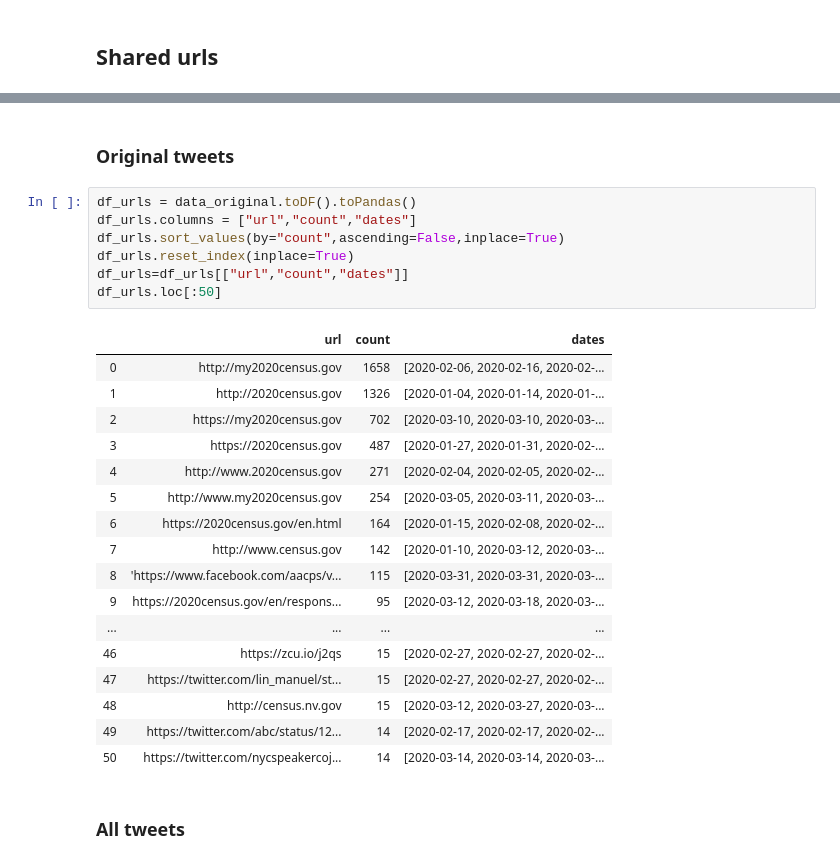
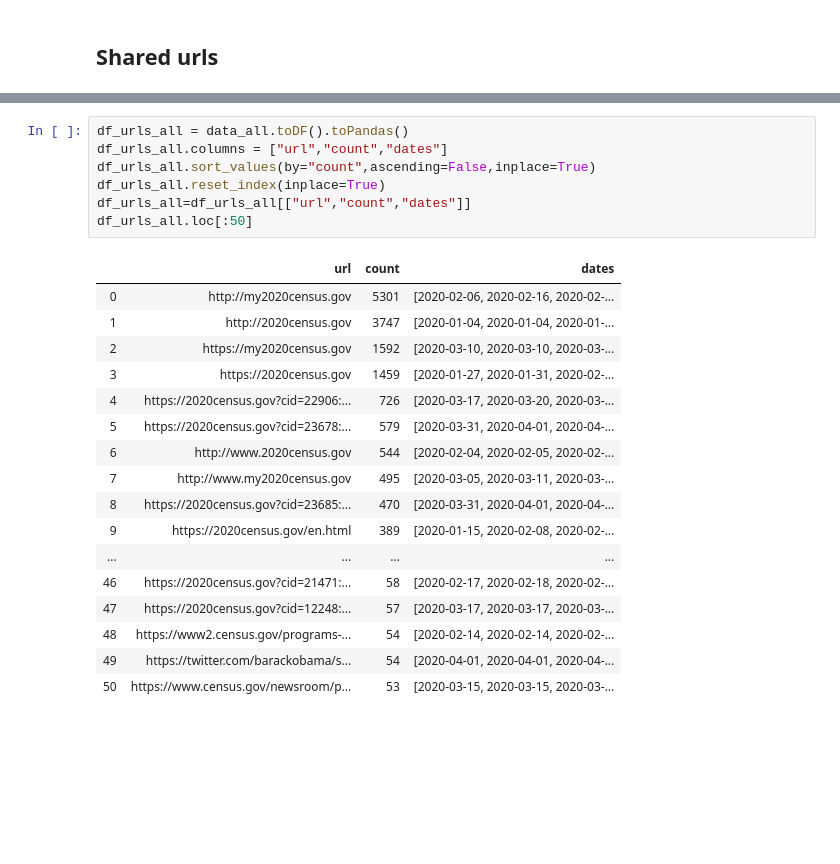
Before and after one commit to Bernacho/NewsCounts-2020Census_tweets, a Jupyter notebook: 2020Census_tweets_analysis.ipynb, the cells around one changed output, grey strips where cells are left out. Drawn from its saved outputs; the diff is of its cells as text; blank space fills up the shorter version.

```diff
--- a/2020Census_tweets_analysis.ipynb
+++ b/2020Census_tweets_analysis.ipynb
@@ -282,29 +372,25 @@ data_original.take(2)
-# %% [markdown]
-### Original tweets
 # %%
-df_urls = data_original.toDF().toPandas()
-df_urls.columns = ["url","count","dates"]
-df_urls.sort_values(by="count",ascending=False,inplace=True)
-df_urls.reset_index(inplace=True)
-df_urls=df_urls[["url","count","dates"]]
-df_urls.loc[:50]
+df_urls_all = data_all.toDF().toPandas()
+df_urls_all.columns = ["url","count","dates"]
+df_urls_all.sort_values(by="count",ascending=False,inplace=True)
+df_urls_all.reset_index(inplace=True)
+df_urls_all=df_urls_all[["url","count","dates"]]
+df_urls_all.loc[:50]
 # %% [output]
 |  | url | count | dates |
-| 0 | http://my2020census.gov | 1658 | [2020-02-06, 2020-02-16, 2020-02-... |
-| 1 | http://2020census.gov | 1326 | [2020-01-04, 2020-01-14, 2020-01-... |
-| 2 | https://my2020census.gov | 702 | [2020-03-10, 2020-03-10, 2020-03-... |
-| 3 | https://2020census.gov | 487 | [2020-01-27, 2020-01-31, 2020-02-... |
-| 4 | http://www.2020census.gov | 271 | [2020-02-04, 2020-02-05, 2020-02-... |
-| 5 | http://www.my2020census.gov | 254 | [2020-03-05, 2020-03-11, 2020-03-... |
-| 6 | https://2020census.gov/en.html | 164 | [2020-01-15, 2020-02-08, 2020-02-... |
-| 7 | http://www.census.gov | 142 | [2020-01-10, 2020-03-12, 2020-03-... |
-| 8 | 'https://www.facebook.com/aacps/v... | 115 | [2020-03-31, 2020-03-31, 2020-03-... |
-| 9 | https://2020census.gov/en/respons... | 95 | [2020-03-12, 2020-03-18, 2020-03-... |
+| 0 | http://my2020census.gov | 5301 | [2020-02-06, 2020-02-16, 2020-02-... |
+| 1 | http://2020census.gov | 3747 | [2020-01-04, 2020-01-04, 2020-01-... |
+| 2 | https://my2020census.gov | 1592 | [2020-03-10, 2020-03-10, 2020-03-... |
+| 3 | https://2020census.gov | 1459 | [2020-01-27, 2020-01-31, 2020-02-... |
+| 4 | https://2020census.gov?cid=22906:... | 726 | [2020-03-17, 2020-03-20, 2020-03-... |
+| 5 | https://2020census.gov?cid=23678:... | 579 | [2020-03-31, 2020-04-01, 2020-04-... |
+| 6 | http://www.2020census.gov | 544 | [2020-02-04, 2020-02-05, 2020-02-... |
+| 7 | http://www.my2020census.gov | 495 | [2020-03-05, 2020-03-11, 2020-03-... |
+| 8 | https://2020census.gov?cid=23685:... | 470 | [2020-03-31, 2020-04-01, 2020-04-... |
+| 9 | https://2020census.gov/en.html | 389 | [2020-01-15, 2020-02-08, 2020-02-... |
 | ... | ... | ... | ... |
-| 46 | https://zcu.io/j2qs | 15 | [2020-02-27, 2020-02-27, 2020-02-... |
-| 47 | https://twitter.com/lin_manuel/st... | 15 | [2020-02-27, 2020-02-27, 2020-02-... |
-| 48 | http://census.nv.gov | 15 | [2020-03-12, 2020-03-27, 2020-03-... |
-| 49 | https://twitter.com/abc/status/12... | 14 | [2020-02-17, 2020-02-17, 2020-02-... |
-| 50 | https://twitter.com/nycspeakercoj... | 14 | [2020-03-14, 2020-03-14, 2020-03-... |
+| 46 | https://2020census.gov?cid=21471:... | 58 | [2020-02-17, 2020-02-18, 2020-02-... |
+| 47 | https://2020census.gov?cid=12248:... | 57 | [2020-03-17, 2020-03-17, 2020-03-... |
+| 48 | https://www2.census.gov/programs-... | 54 | [2020-02-14, 2020-02-14, 2020-02-... |
+| 49 | https://twitter.com/barackobama/s... | 54 | [2020-04-01, 2020-04-01, 2020-04-... |
+| 50 | https://www.census.gov/newsroom/p... | 53 | [2020-03-15, 2020-03-15, 2020-03-... |
-# %% [markdown]
-### All tweets
```
Also changed, not shown: parts of 23 cells of this notebook.
